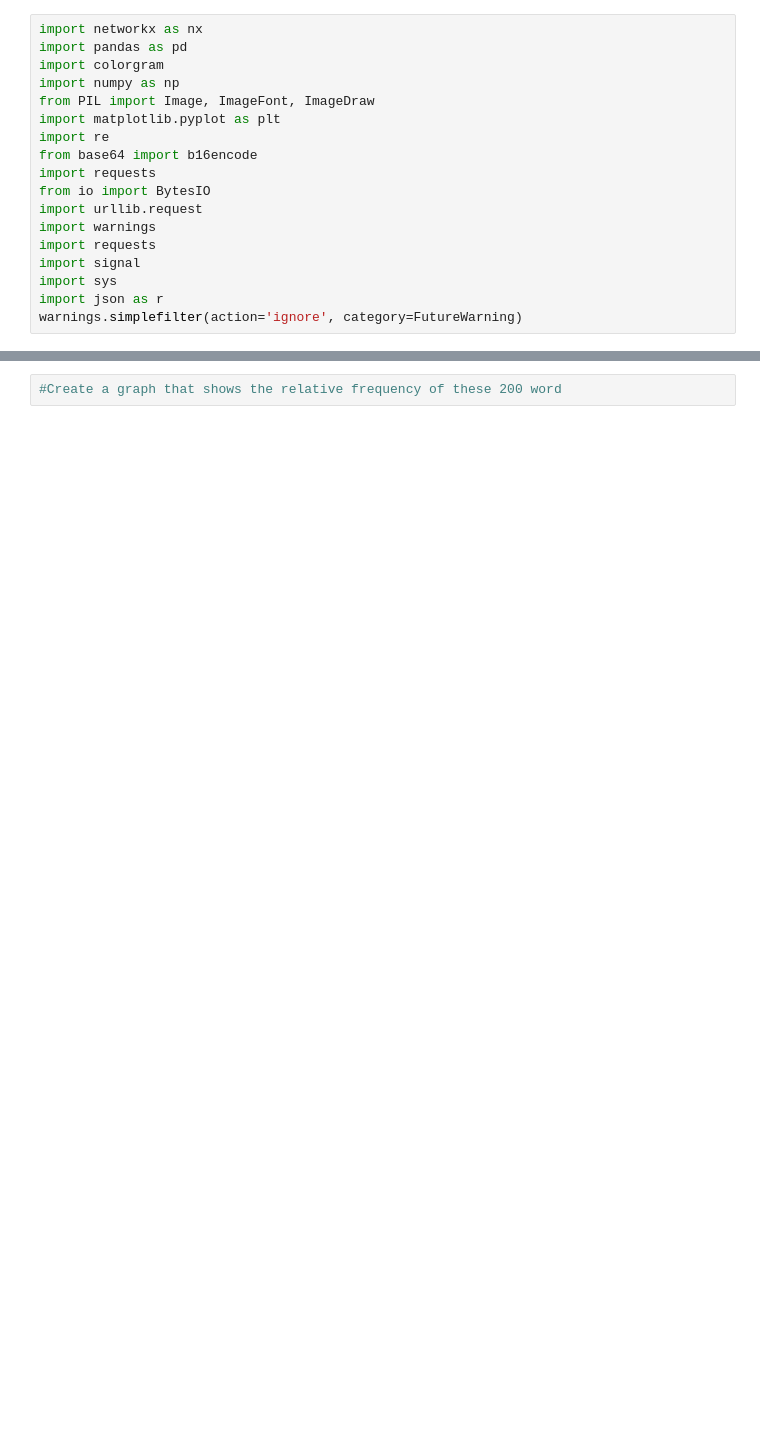
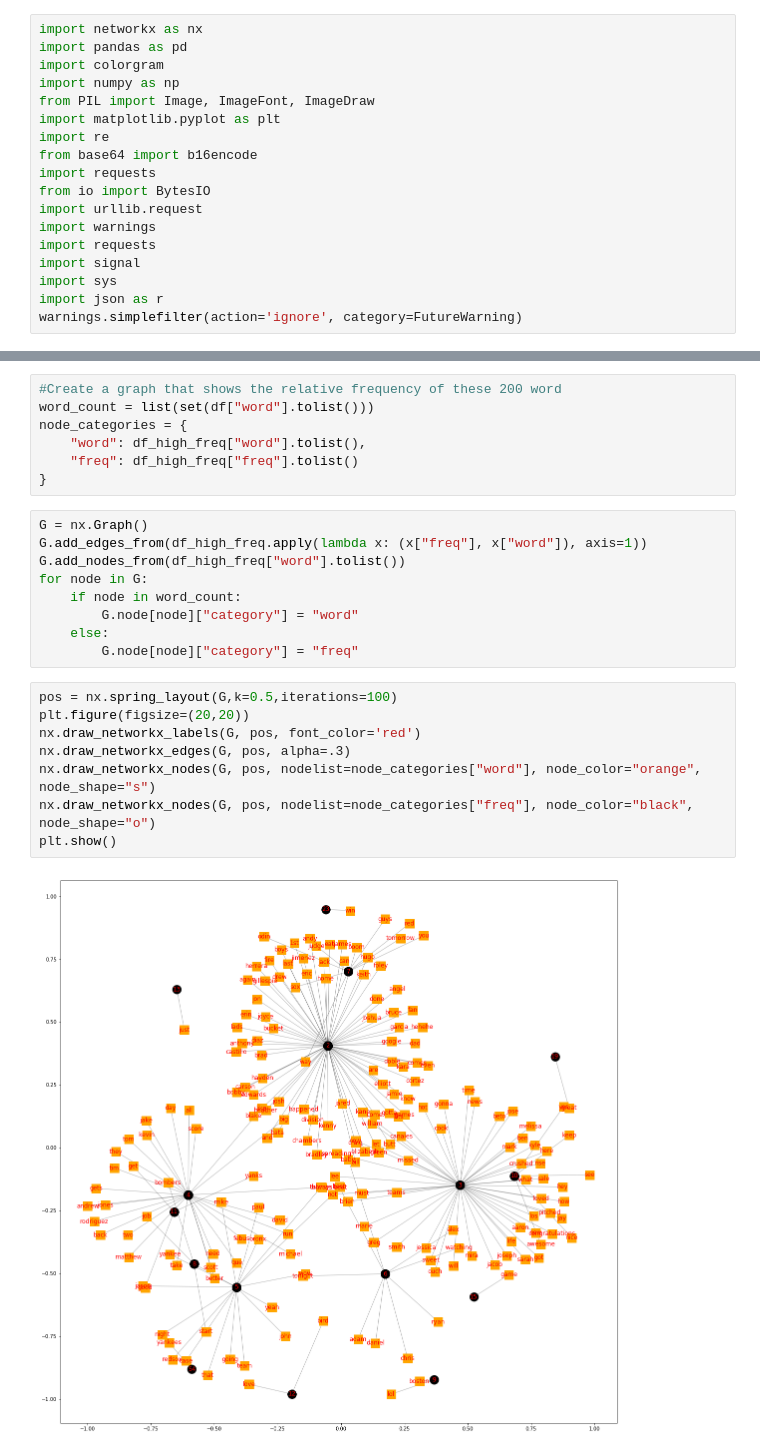
Before and after one commit to PLombardo811/620, a Jupyter notebook: Week 4 Assignment 2.ipynb, the cells around one changed output, grey strips where cells are left out. Saved outputs shown, nothing was run; the diff lists cells and outputs as text; blank space fills up the shorter version.

```diff
--- a/Week 4 Assignment 2.ipynb
+++ b/Week 4 Assignment 2.ipynb
@@ -63,2 +92,26 @@ df_high_freq
 # %%
 #Create a graph that shows the relative frequency of these 200 word
+word_count = list(set(df["word"].tolist()))
+node_categories = {
+    "word": df_high_freq["word"].tolist(),
+    "freq": df_high_freq["freq"].tolist()
+}
+# %%
+G = nx.Graph()
+G.add_edges_from(df_high_freq.apply(lambda x: (x["freq"], x["word"]), axis=1))
+G.add_nodes_from(df_high_freq["word"].tolist())
+for node in G:
+    if node in word_count:
+        G.node[node]["category"] = "word"
+    else:
+        G.node[node]["category"] = "freq"
+# %%
+pos = nx.spring_layout(G,k=0.5,iterations=100)
+plt.figure(figsize=(20,20))
+nx.draw_networkx_labels(G, pos, font_color='red')
+nx.draw_networkx_edges(G, pos, alpha=.3)
+nx.draw_networkx_nodes(G, pos, nodelist=node_categories["word"], node_color="orange", node_shape="s")
+nx.draw_networkx_nodes(G, pos, nodelist=node_categories["freq"], node_color="black", node_shape="o")
+plt.show()
+# %% [output]
+[figure, added]
```
Also changed, not shown: parts of 7 cells of this notebook.
